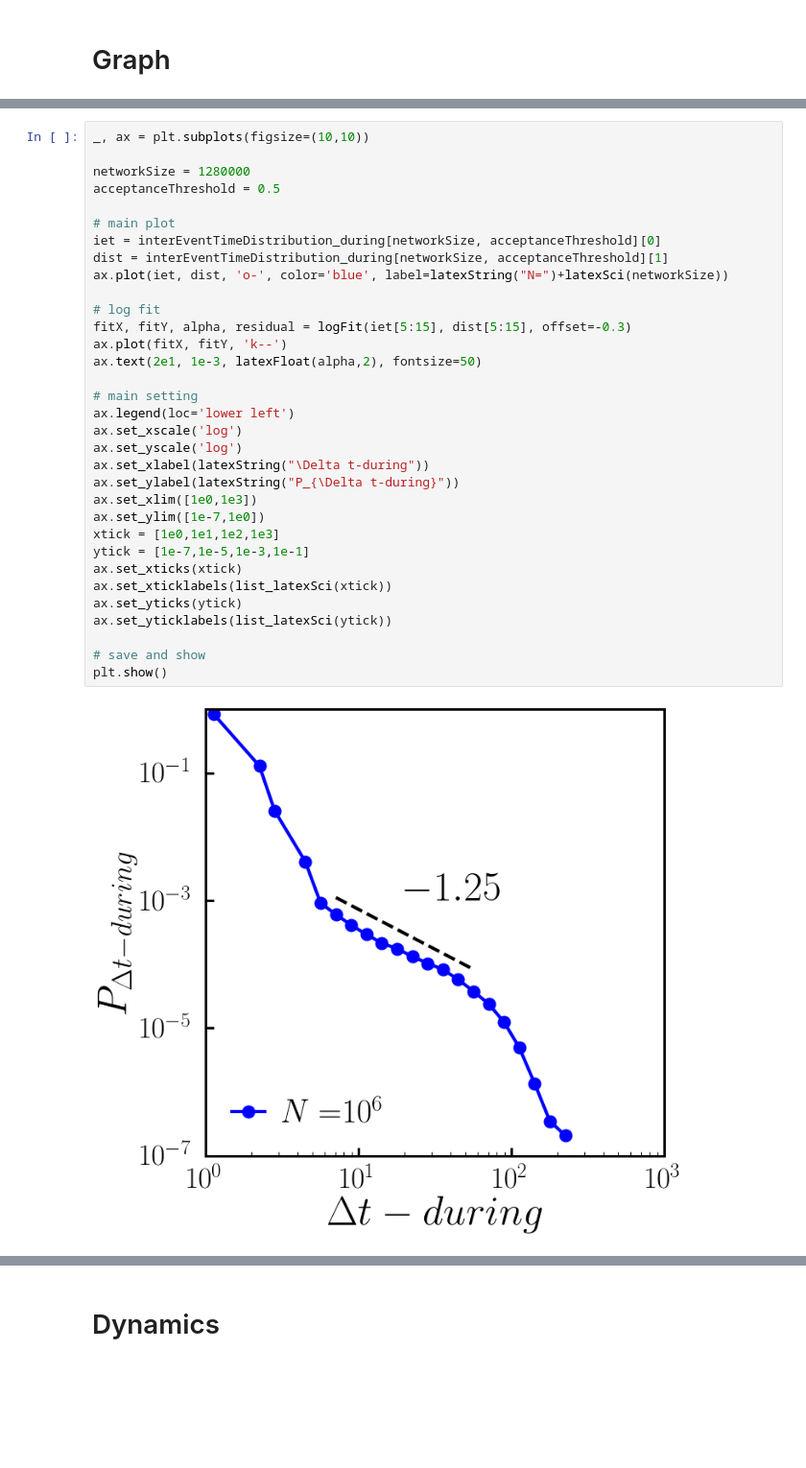
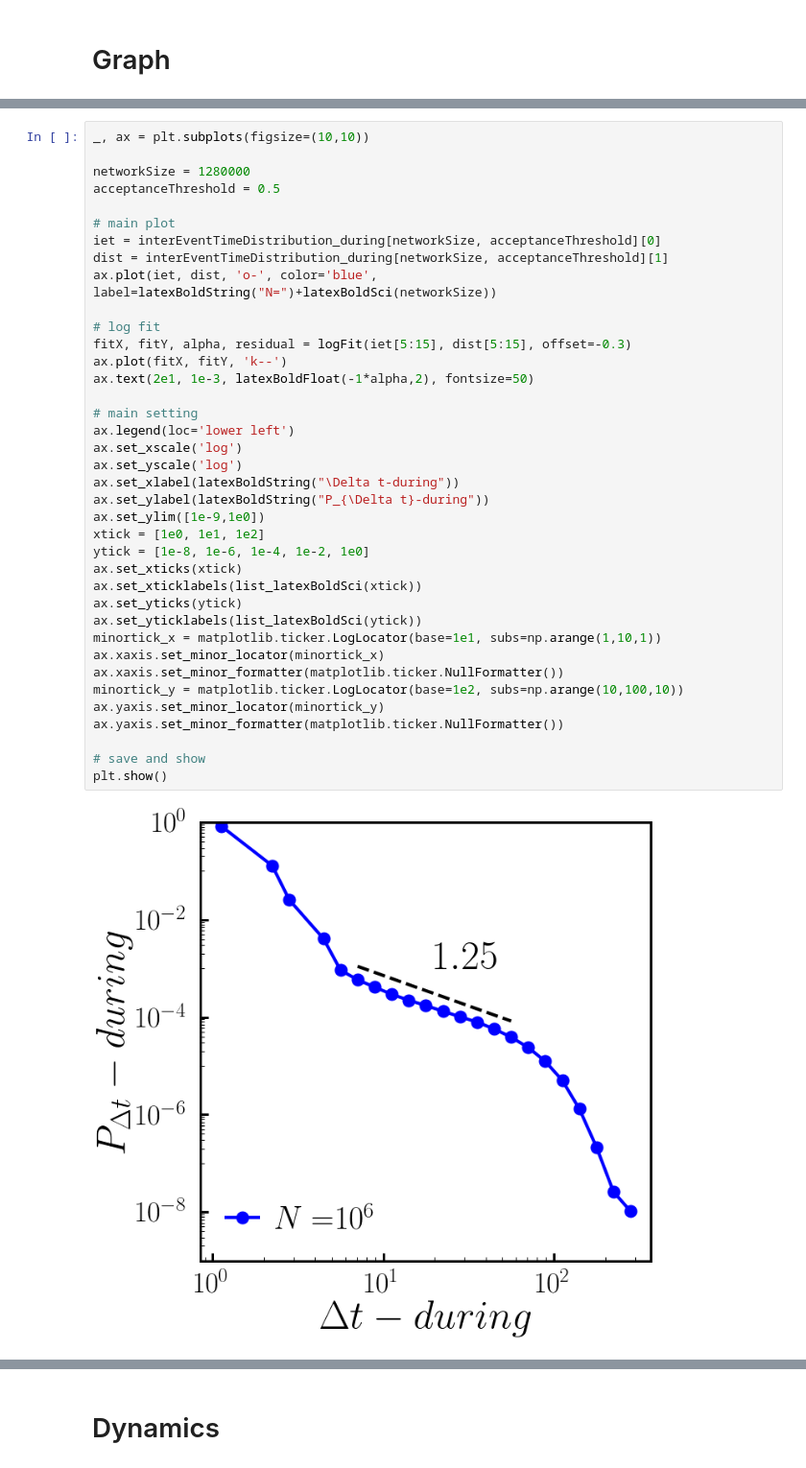
Before and after one commit to hoyunchoi/mBFW, a Jupyter notebook: main-plot.ipynb, the cells around one changed output, grey strips where cells are left out. Shown at 96% size. Cells and saved outputs as stored; diff of their text form; blank space fills up the shorter version.

```diff
--- a/main-plot.ipynb
+++ b/main-plot.ipynb
@@ -309,38 +312,43 @@ plt.show()
 # %%
 _, ax = plt.subplots(figsize=(10,10))
 
 networkSize = 1280000
 acceptanceThreshold = 0.5
 
 # main plot
 iet = interEventTimeDistribution_during[networkSize, acceptanceThreshold][0]
 dist = interEventTimeDistribution_during[networkSize, acceptanceThreshold][1]
-ax.plot(iet, dist, 'o-', color='blue', label=latexString("N=")+latexSci(networkSize))
+ax.plot(iet, dist, 'o-', color='blue', label=latexBoldString("N=")+latexBoldSci(networkSize))
 
 # log fit
 fitX, fitY, alpha, residual = logFit(iet[5:15], dist[5:15], offset=-0.3)
 ax.plot(fitX, fitY, 'k--')
-ax.text(2e1, 1e-3, latexFloat(alpha,2), fontsize=50)
+ax.text(2e1, 1e-3, latexBoldFloat(-1*alpha,2), fontsize=50)
 
 # main setting
 ax.legend(loc='lower left')
 ax.set_xscale('log')
 ax.set_yscale('log')
-ax.set_xlabel(latexString("\Delta t-during"))
-ax.set_ylabel(latexString("P_{\Delta t-during}"))
-ax.set_xlim([1e0,1e3])
-ax.set_ylim([1e-7,1e0])
-xtick = [1e0,1e1,1e2,1e3]
-ytick = [1e-7,1e-5,1e-3,1e-1]
+ax.set_xlabel(latexBoldString("\Delta t-during"))
+ax.set_ylabel(latexBoldString("P_{\Delta t}-during"))
+ax.set_ylim([1e-9,1e0])
+xtick = [1e0, 1e1, 1e2]
+ytick = [1e-8, 1e-6, 1e-4, 1e-2, 1e0]
 ax.set_xticks(xtick)
-ax.set_xticklabels(list_latexSci(xtick))
+ax.set_xticklabels(list_latexBoldSci(xtick))
 ax.set_yticks(ytick)
-ax.set_yticklabels(list_latexSci(ytick))
+ax.set_yticklabels(list_latexBoldSci(ytick))
+minortick_x = matplotlib.ticker.LogLocator(base=1e1, subs=np.arange(1,10,1))
+ax.xaxis.set_minor_locator(minortick_x)
+ax.xaxis.set_minor_formatter(matplotlib.ticker.NullFormatter())
+minortick_y = matplotlib.ticker.LogLocator(base=1e2, subs=np.arange(10,100,10))
+ax.yaxis.set_minor_locator(minortick_y)
+ax.yaxis.set_minor_formatter(matplotlib.ticker.NullFormatter())
 
 # save and show
 plt.show()
 # %% [output]
-[figure, old version]
+[figure, new version]
 # %%
 _, ax = plt.subplots(figsize=(10,10))
 
```
Also changed, not shown: parts of 27 cells of this notebook, 2 other files.
